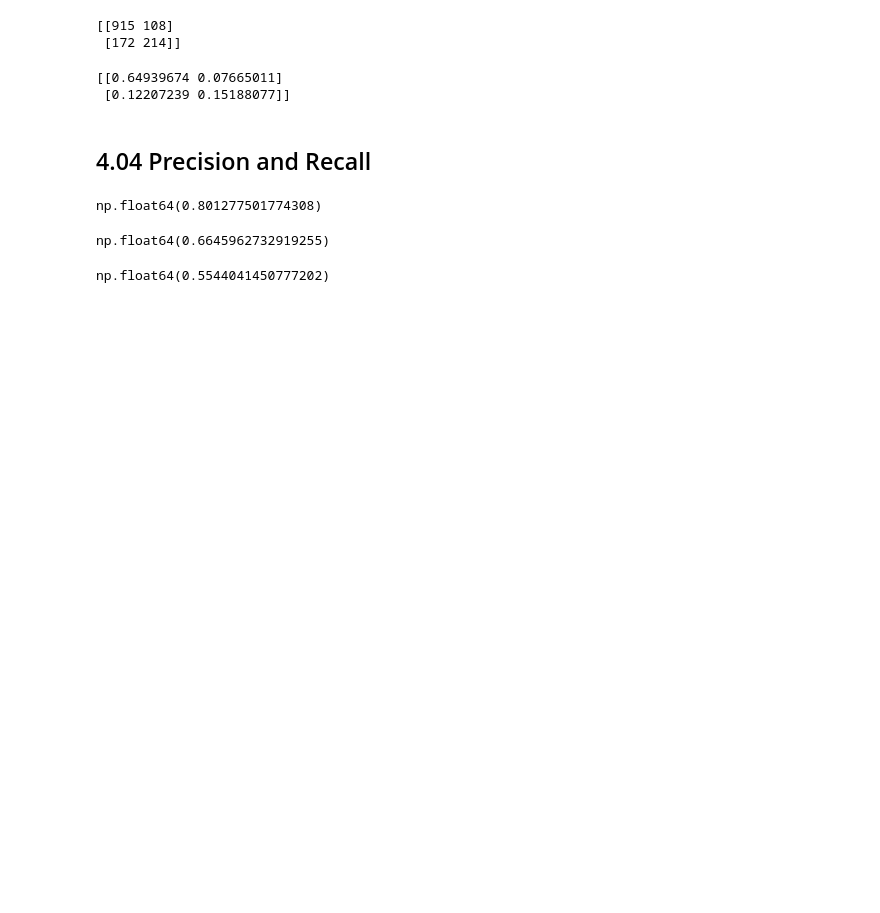
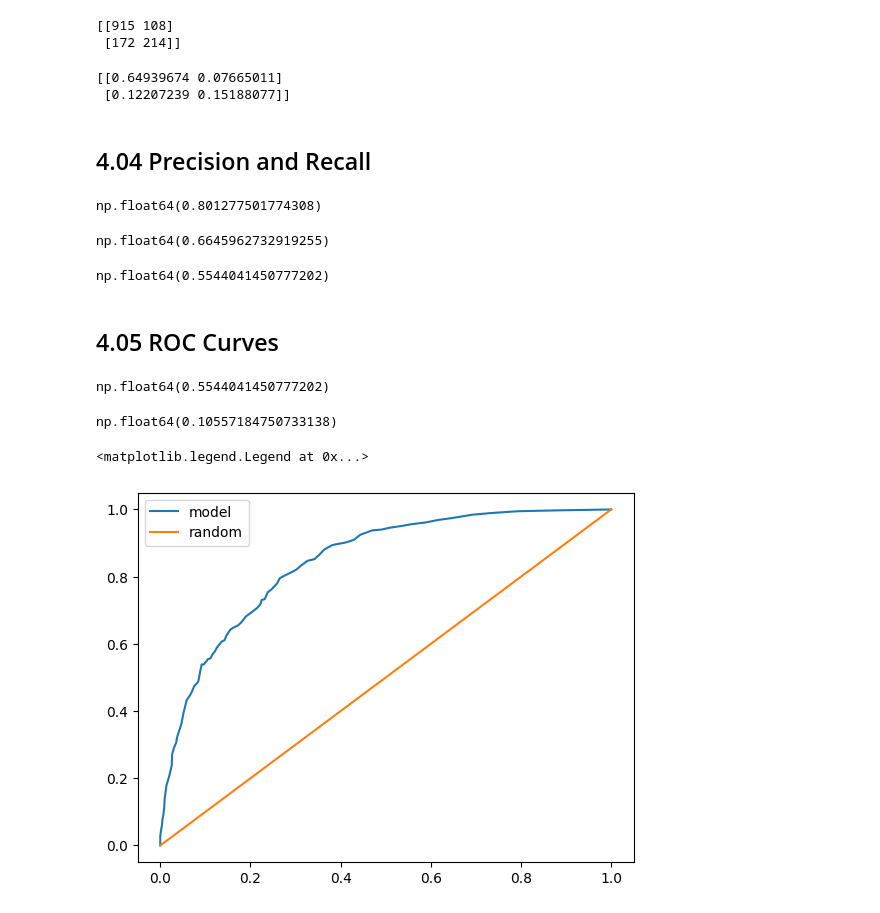
Before and after one commit to AurisNauris/ML-zoomcamp-homework, a Jupyter notebook: 04-Evaluation/04-notebook.ipynb, the cells around one changed output. Cells and saved outputs as stored; diff of their text form; code cells hidden in the pictures; blank space fills up the shorter version.

```diff
--- a/04-Evaluation/04-notebook.ipynb
+++ b/04-Evaluation/04-notebook.ipynb
@@ -166,3 +166,40 @@ recall = TP / (TP+FN)
 recall
 # %% [output]
 np.float64(0.5544041450777202)
+# %% [markdown]
+## 4.05 ROC Curves
+# %%
+tpr = TP/(TP+FN)
+tpr # this is equivalent to recall.
+# %% [output]
+np.float64(0.5544041450777202)
+# %%
+fpr = FP/(FP+TN)
+fpr
+# %% [output]
+np.float64(0.10557184750733138)
+# %%
+thresholds = np.linspace(0, 1, 101)
+
+actual_positive = (y_val == 1)
+actual_negative = (y_val == 0)
+
+tprs, fprs = [], []
+for t in thresholds:
+    pred_positive = (y_pred >= t)
+    pred_negative = (y_pred < t)
+    TP = (actual_positive & pred_positive).sum()
+    TN = (actual_negative & pred_negative).sum()
+    FP = (actual_negative & pred_positive).sum()
+    FN = (actual_positive & pred_negative).sum()
+    tpr = TP/(TP+FN)
+    fpr = FP/(FP+TN)
+    tprs.append(tpr)
+    fprs.append(fpr)
+# %%
+plt.plot(fprs, tprs, label="model")
+plt.plot([0,1],[0,1], label="random")
+plt.legend()
+# %% [output]
+<matplotlib.legend.Legend at 0x...>
+[figure, added]
```
Also changed, not shown: parts of 9 cells of this notebook, 1 other file.
